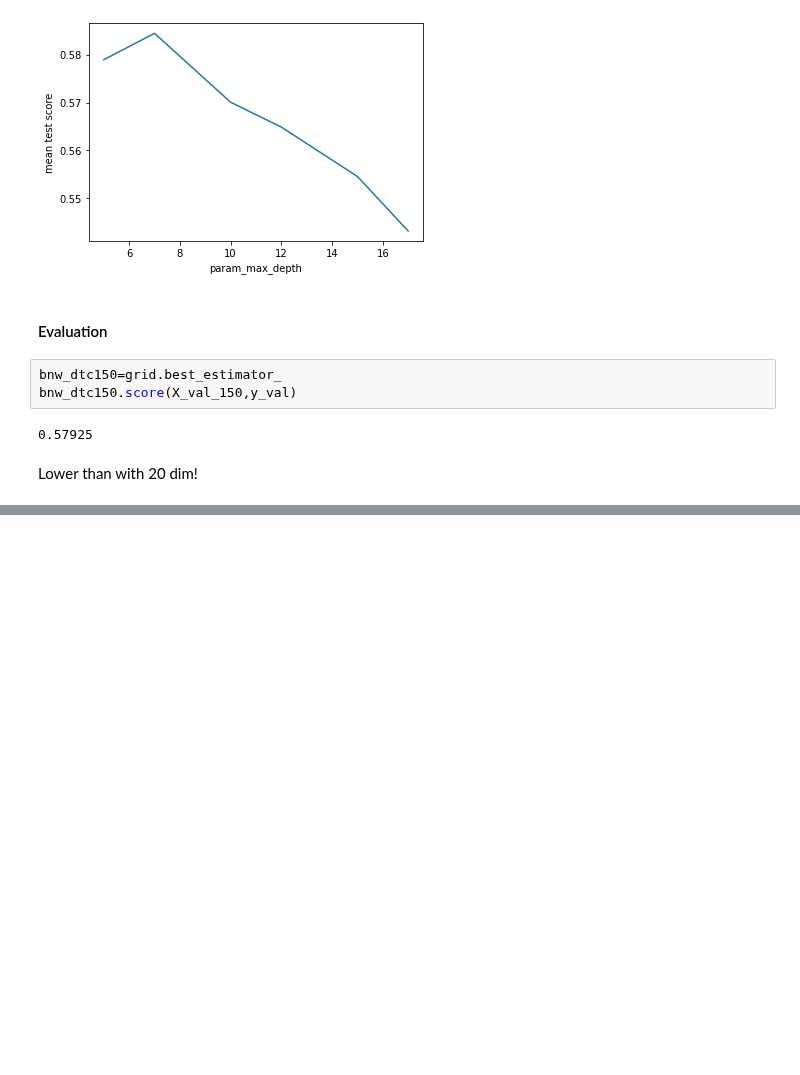
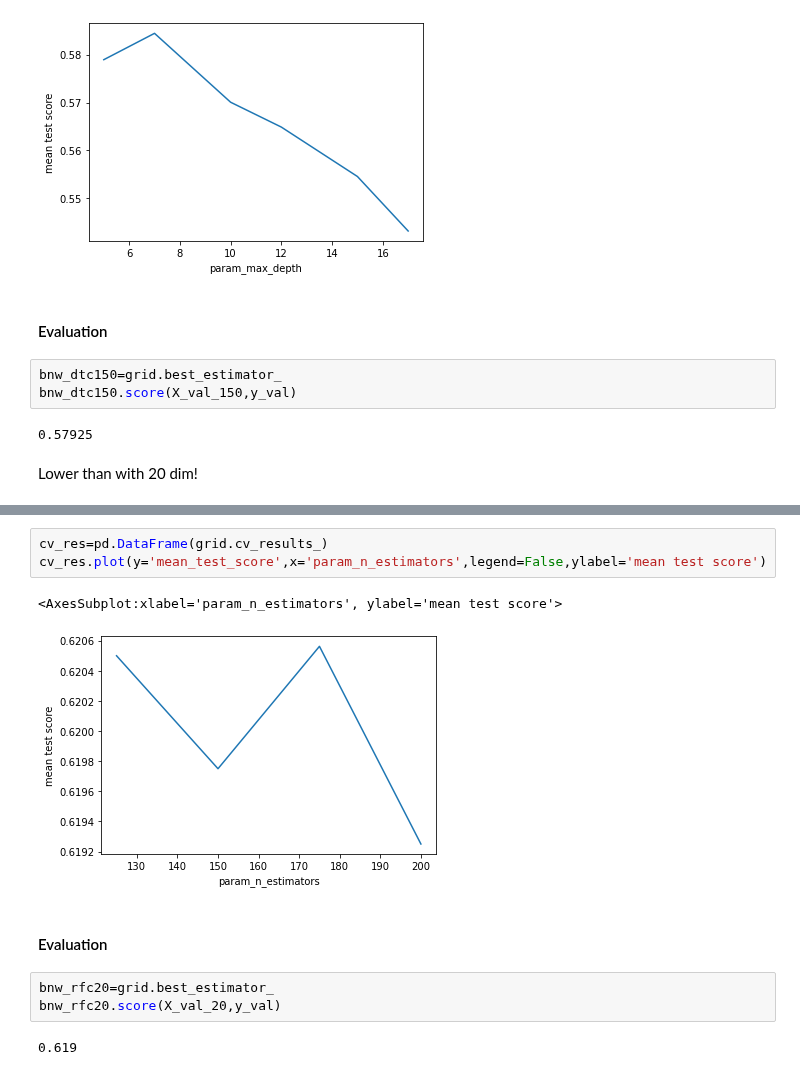
Before and after one commit to oridarshan/data-visualization-project, a Jupyter notebook: Cats_vs_Dogs.ipynb, the cells around one changed output, grey strips where cells are left out. Drawn from its saved outputs; the diff is of its cells as text; blank space fills up the shorter version.

```diff
--- a/Cats_vs_Dogs.ipynb
+++ b/Cats_vs_Dogs.ipynb
@@ -685,0 +718,13 @@ Lower than with 20 dim!
+# %%
+cv_res=pd.DataFrame(grid.cv_results_)
+cv_res.plot(y='mean_test_score',x='param_n_estimators',legend=False,ylabel='mean test score')
+# %% [output]
+<AxesSubplot:xlabel='param_n_estimators', ylabel='mean test score'>
+[figure, added]
+# %% [markdown]
+#### Evaluation
+# %%
+bnw_rfc20=grid.best_estimator_
+bnw_rfc20.score(X_val_20,y_val)
+# %% [output]
+0.619
```
Also changed, not shown: parts of 4 cells of this notebook.
